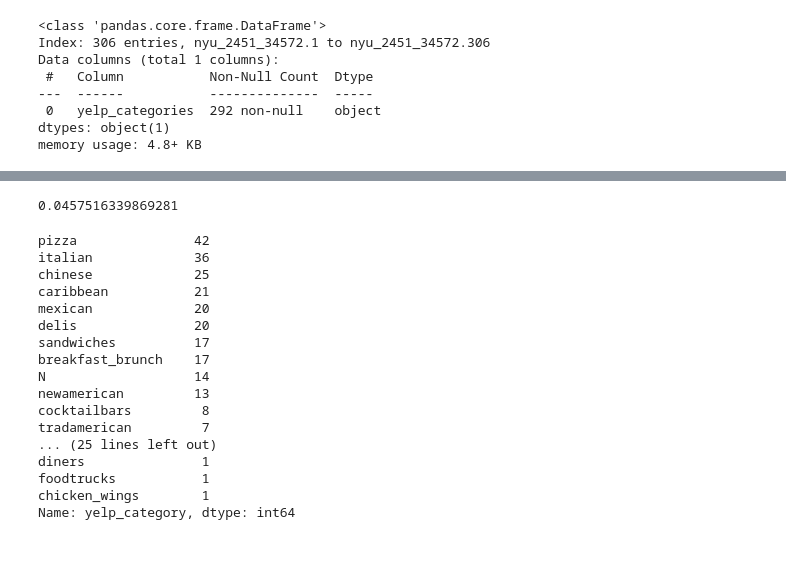
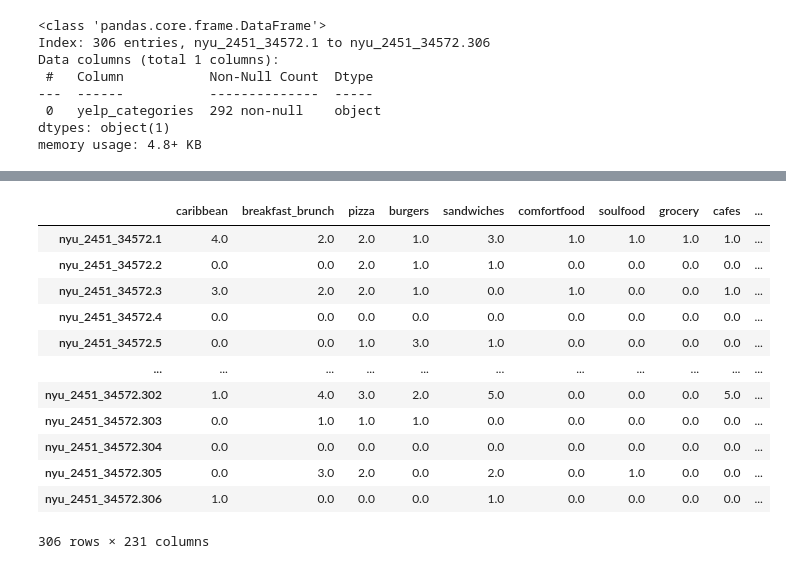
Before and after one commit to ktamkee/NYC_midterm_project, a Jupyter notebook: src/yelp-working.ipynb, the cells around one changed output, grey strips where cells are left out. Cells and saved outputs as stored; diff of their text form; code cells hidden in the pictures.

```diff
--- a/src/yelp-working.ipynb
+++ b/src/yelp-working.ipynb
@@ -197,7 +197,10 @@ yelp_df
 yelp_cleaned_dict = {}
 
 for row in yelp_df.itertuples():
-    yelp_cleaned_dict[row.id] = mode(row.yelp_categories)
+    counter = {}
+    for category in row.yelp_categories:
+        counter[category] = counter.get(category, 0) + 1
+    yelp_cleaned_dict[row.id] = counter
 # %%
 yelp_cleaned_dict
 # %% [output]
@@ -224,25 +224,22 @@ yelp_cleaned_df.columns = ['id','yelp_category']
-# %%
-14/306
-# %% [output]
-0.0457516339869281
-# %%
-yelp_cleaned_df['yelp_category'].value_counts()
-# %% [output]
-pizza               42
-italian             36
-chinese             25
-caribbean           21
-mexican             20
-delis               20
-sandwiches          17
-breakfast_brunch    17
-N                   14
-newamerican         13
-cocktailbars         8
-tradamerican         7
-... (25 lines left out)
-diners               1
-foodtrucks           1
-chicken_wings        1
-Name: yelp_category, dtype: int64
+# %%
+yelp_count_df = pd.DataFrame(data=yelp_cleaned_dict).T
+# %%
+# remove null values
+yelp_count_df = yelp_count_df.fillna(value=0).drop(['N','o','n','e'], axis=1)
+# %%
+yelp_count_df
+# %% [output]
+|  | caribbean | breakfast_brunch | pizza | burgers | sandwiches | comfortfood | soulfood | grocery | cafes | ... |
+| nyu_2451_34572.1 | 4.0 | 2.0 | 2.0 | 1.0 | 3.0 | 1.0 | 1.0 | 1.0 | 1.0 | ... |
+| nyu_2451_34572.2 | 0.0 | 0.0 | 2.0 | 1.0 | 1.0 | 0.0 | 0.0 | 0.0 | 0.0 | ... |
+| nyu_2451_34572.3 | 3.0 | 2.0 | 2.0 | 1.0 | 0.0 | 1.0 | 0.0 | 0.0 | 1.0 | ... |
+| nyu_2451_34572.4 | 0.0 | 0.0 | 0.0 | 0.0 | 0.0 | 0.0 | 0.0 | 0.0 | 0.0 | ... |
+| nyu_2451_34572.5 | 0.0 | 0.0 | 1.0 | 3.0 | 1.0 | 0.0 | 0.0 | 0.0 | 0.0 | ... |
+| ... | ... | ... | ... | ... | ... | ... | ... | ... | ... | ... |
+| nyu_2451_34572.302 | 1.0 | 4.0 | 3.0 | 2.0 | 5.0 | 0.0 | 0.0 | 0.0 | 5.0 | ... |
+| nyu_2451_34572.303 | 0.0 | 1.0 | 1.0 | 1.0 | 0.0 | 0.0 | 0.0 | 0.0 | 0.0 | ... |
+| nyu_2451_34572.304 | 0.0 | 0.0 | 0.0 | 0.0 | 0.0 | 0.0 | 0.0 | 0.0 | 0.0 | ... |
+| nyu_2451_34572.305 | 0.0 | 3.0 | 2.0 | 0.0 | 2.0 | 0.0 | 1.0 | 0.0 | 0.0 | ... |
+| nyu_2451_34572.306 | 1.0 | 0.0 | 0.0 | 0.0 | 1.0 | 0.0 | 0.0 | 0.0 | 0.0 | ... |
+306 rows × 231 columns
 # %%
```
Also changed, not shown: parts of 7 cells of this notebook, 1 other file.
